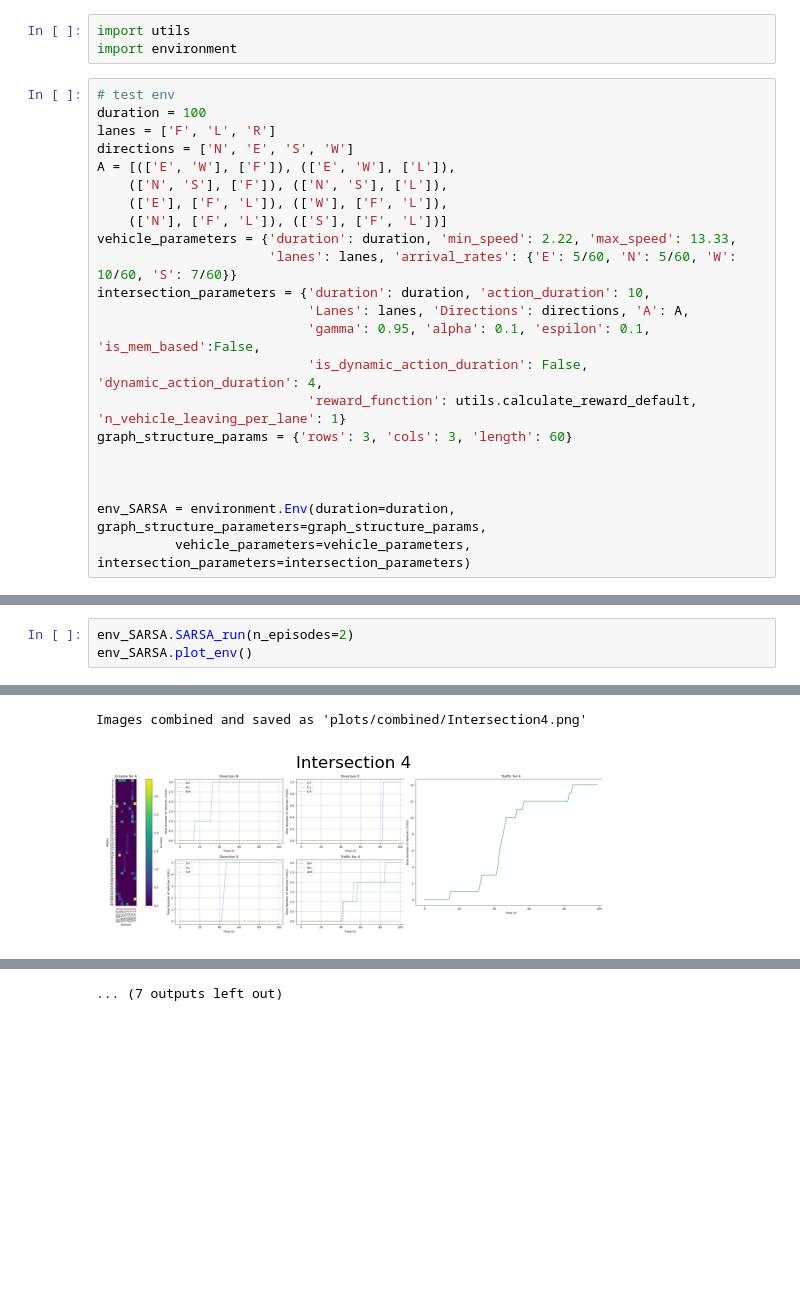
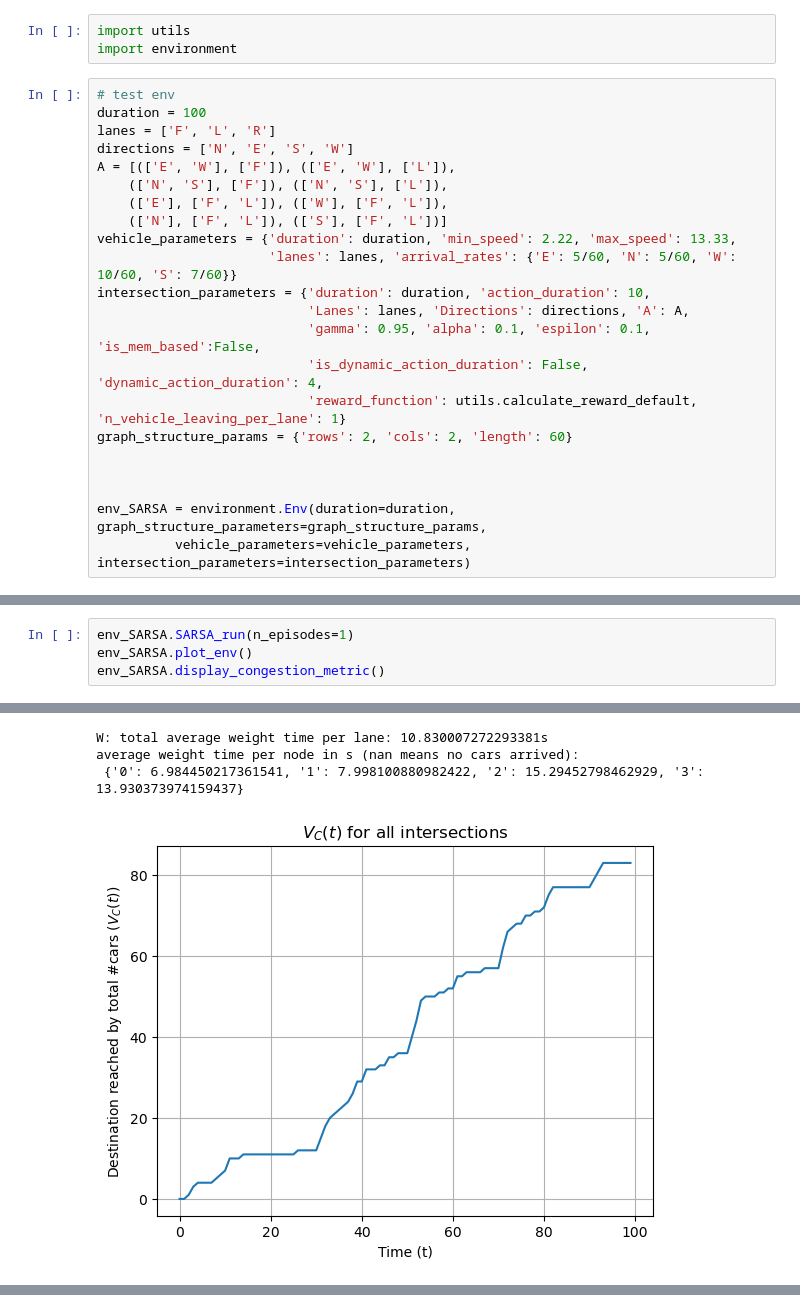
Before and after one commit to kvnoct/episodic_control, a Jupyter notebook: memory_sarsa/test.ipynb, the cells around one changed output, grey strips where cells are left out. Cells and saved outputs as stored; diff of their text form; blank space fills up the shorter version.

Commit message:
add congestion metrics calculation

```diff
--- a/memory_sarsa/test.ipynb
+++ b/memory_sarsa/test.ipynb
@@ -17,7 +17,7 @@ intersection_parameters = {'duration': duration, 'action_duration': 10,
                            'gamma': 0.95, 'alpha': 0.1, 'espilon': 0.1, 'is_mem_based':False,
                            'is_dynamic_action_duration': False, 'dynamic_action_duration': 4,
                            'reward_function': utils.calculate_reward_default, 'n_vehicle_leaving_per_lane': 1}
-graph_structure_params = {'rows': 3, 'cols': 3, 'length': 60}
+graph_structure_params = {'rows': 2, 'cols': 2, 'length': 60}
 
 
 
@@ -49,4 +49,5 @@ for v in env_SARSA.graph.nodes['0'].intersection.vehicles['N', 'L']:
 # %%
-env_SARSA.SARSA_run(n_episodes=2)
+env_SARSA.SARSA_run(n_episodes=1)
 env_SARSA.plot_env()
+env_SARSA.display_congestion_metric()
 # %% [output]
@@ -62,2 +63,4 @@ Images combined and saved as 'plots/combined/Intersection2.png'
-Images combined and saved as 'plots/combined/Intersection4.png'
+W: total average weight time per lane: 10.830007272293381s
+average weight time per node in s (nan means no cars arrived):
+ {'0': 6.984450217361541, '1': 7.998100880982422, '2': 15.29452798462929, '3': 13.930373974159437}
-[figure, old version]
+[figure, new version]
@@ -65 +68,0 @@ Images combined and saved as 'plots/combined/Intersection5.png'
-... (7 outputs left out)
```
Also changed, not shown: parts of 12 cells of this notebook, 38 other files.
